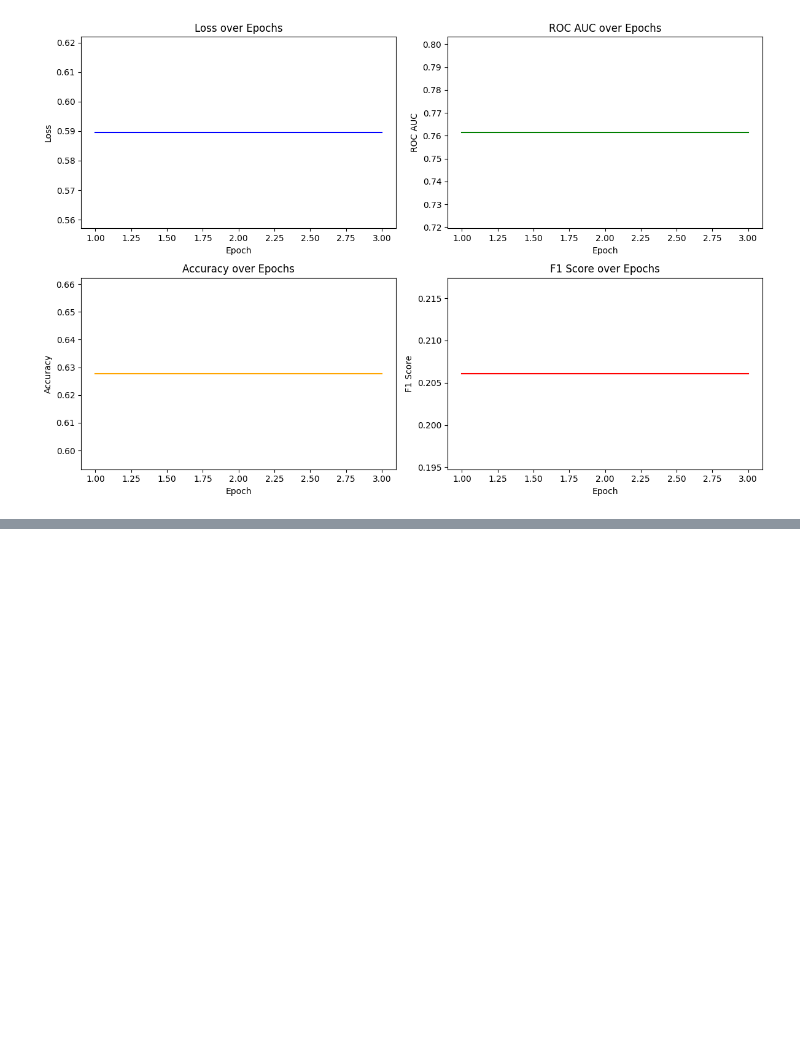
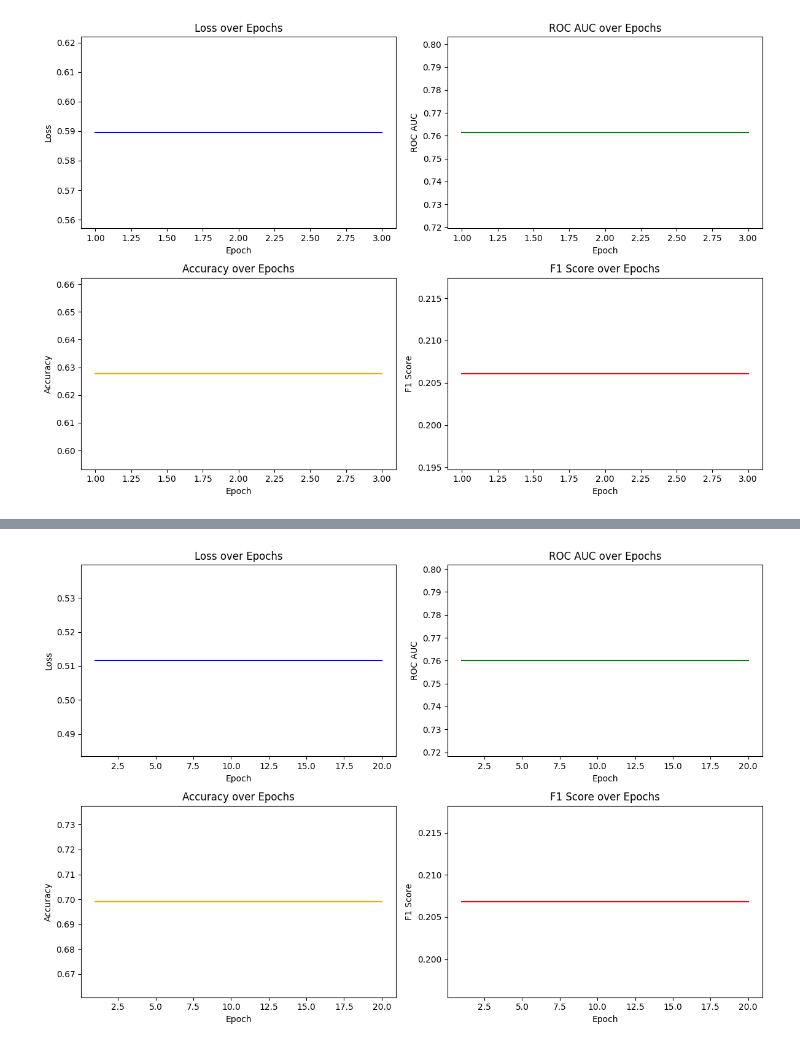
Before and after one commit to AstemirGongapshev/-research_flower, a Jupyter notebook: FedAvg/cl_n.ipynb, the cells around one changed output, grey strips where cells are left out. Cells and saved outputs as stored; diff of their text form; code cells hidden in the pictures; blank space fills up the shorter version.

Commit message:
add_results

```diff
--- a/FedAvg/cl_n.ipynb
+++ b/FedAvg/cl_n.ipynb
@@ -398,9 +348,12 @@ plot_metrics(L, ROC_AUC, ACCURACY, F1)
 class CustomClient_Paillier(fl.client.NumPyClient):
 
 
-    def __init__(self):
-
-        super().__init__()
+    def __init__(self, model, X_train, X_test, y_train, y_test):
+        self.model = model
+        self.X_train = X_train
+        self.X_test = X_test
+        self.y_train = y_train
+        self.y_test = y_test
         self.losses = []
         self.ROC_AUCs = []
         self.ACCURACYs = []
@@ -424,14 +377,23 @@ class CustomClient_Paillier(fl.client.NumPyClient):
     def fit(self, parameters, config):
 
         print('============================ PARAMS BEFORE  FIT===========================')
-        print(parameters)
+
+        # decrypted_params = [(self.__private_key.decrypt(value),) for param in parameters for value in param.flatten()]
+        # dec_res = []
+        # index = 0
+        # for param in parameters:
+        #        num_elements = param.size
+        #        reshaped_array = np.array(decrypted_params[index:index + num_elements]).reshape(param.shape)
+        #        dec_res.append(reshaped_array)
+        #        index += num_elements
+        # print(parameters)
 
         ts.set_model_parameters(model, parameters)
 
 
         with warnings.catch_warnings():
             warnings.simplefilter("ignore")
-            model.fit(X_train_, y_train_)
+            model.fit(X_train, y_train)
         print(f"Training finished for round {config['server_round']}")
         print('============================= PARAMETERS AFTER FIT ===============================')
         params_1 = ts.get_model_parameters(model)
@@ -451,7 +413,7 @@ class CustomClient_Paillier(fl.client.NumPyClient):
 
         print(f'Encrypted: {enc_result}')
 
-        return enc_result, len(X_train_), {}
+        return enc_result, len(X_train), {}
 
     def evaluate(self, parameters, config):
         print('========================== evaluate PARAMS =============================================')
@@ -470,8 +432,8 @@ class CustomClient_Paillier(fl.client.NumPyClient):
 
 
         ts.set_model_parameters(model, dec_res)
-        y_pred_proba = model.predict_proba(X_test_scale)[:, 1]
-        y_pred = model.predict(X_test_scale)
+        y_pred_proba = model.predict_proba(X_test)[:, 1]
+        y_pred = model.predict(X_test)
         loss = log_loss(y_test, y_pred_proba)
         accuracy = accuracy_score(y_test, y_pred)
         roc_auc = roc_auc_score(y_test, y_pred_proba)
@@ -485,20 +447,15 @@ class CustomClient_Paillier(fl.client.NumPyClient):
         self.F1s.append(f1)
 
 
-        parameters[0] = dec_res[0]
-        parameters[1]  = dec_res[1]
-        print('parameters after eval MUST BE DECRYPTED!')
-        print(parameters)
-
         return loss, len(X_test), {"accuracy": accuracy, "roc_auc": roc_auc, "f1-score": f1}
 
 if __name__ == "__main__":
 
 
-    client_paillier = CustomClient_Paillier()
+    client_paillier = CustomClient_Paillier(model, X_train, X_test, y_train, y_test)
     model = LogisticRegression(
-        penalty='l2',
-        max_iter=5
+        max_iter=1,
+        warm_start=True
     )
 
     ts.set_initial_parameters(model)
@@ -633,0 +644,5 @@ plot_metrics(L, ROC_AUC, ACCURACY, F1)
+# %%
+L, ROC_AUC, ACCURACY, F1 = client.lOSS, client.ROC_AUC, client.ACCURACY, client.F1
+plot_metrics(L, ROC_AUC, ACCURACY, F1)
+# %% [output]
+[figure, added]
```
Also changed, not shown: parts of 10 cells of this notebook, 4 other files.
